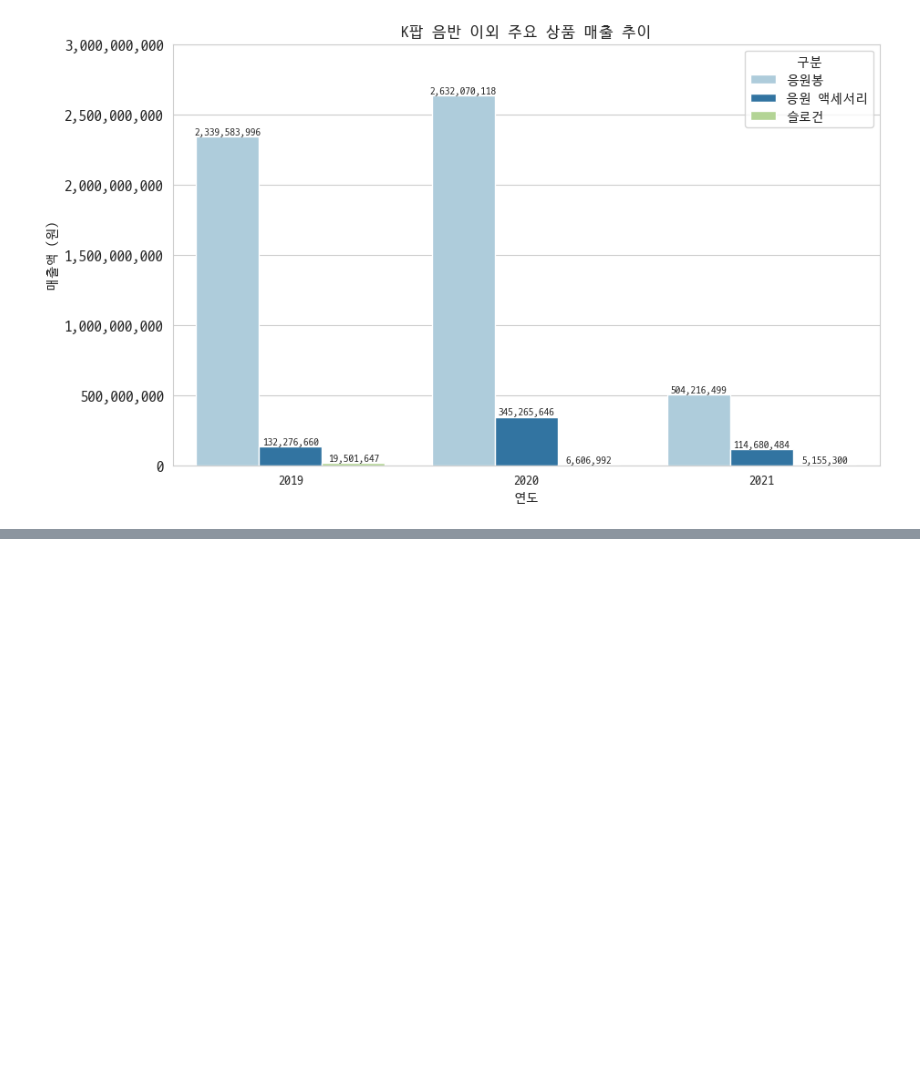
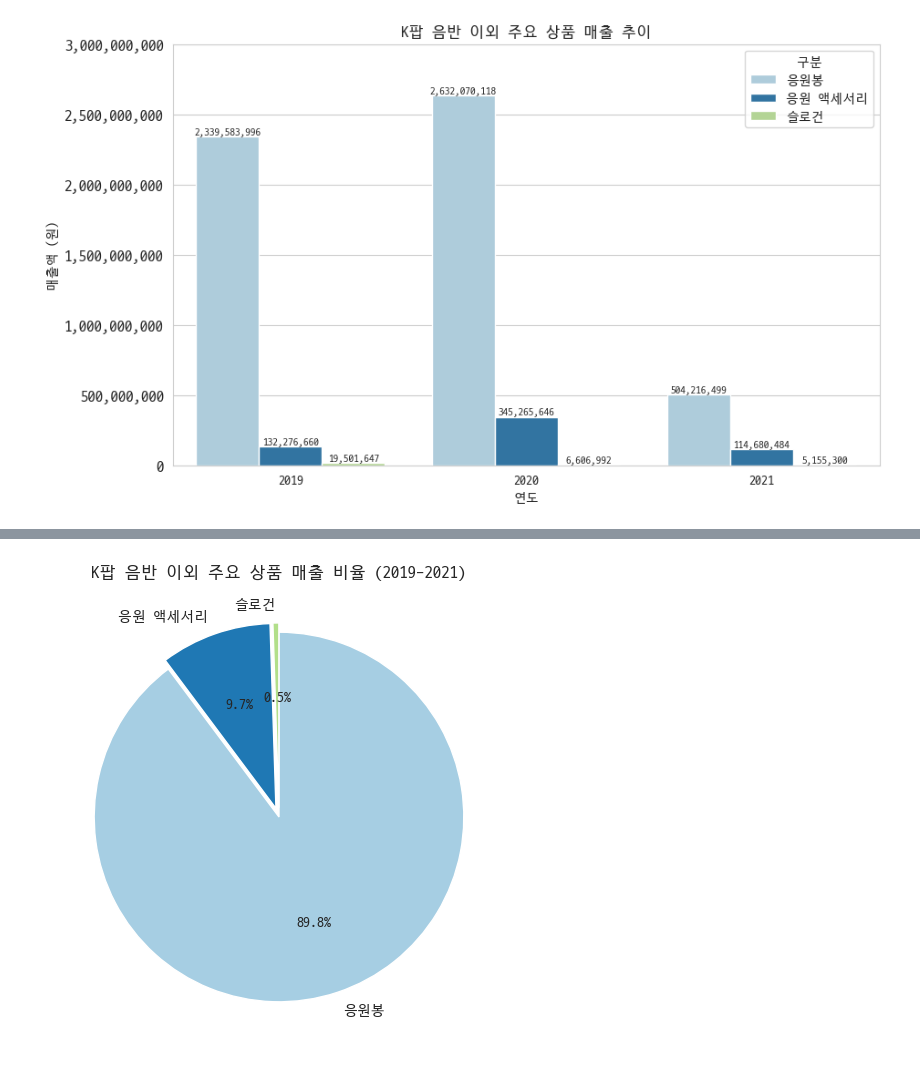
Before and after one commit to smu-202115064/Training-project-for-AI-X-Pioneers-Basic_Final-Project, a Jupyter notebook: notebooks/K팝 음반 이외 주요 상품 매출 추이.ipynb, the cells around one changed output, grey strips where cells are left out. Saved outputs shown, nothing was run; the diff lists cells and outputs as text; code cells hidden in the pictures; blank space fills up the shorter version.

```diff
--- a/notebooks/K팝 음반 이외 주요 상품 매출 추이.ipynb
+++ b/notebooks/K팝 음반 이외 주요 상품 매출 추이.ipynb
@@ -42,0 +43,10 @@ plt.show()
+# %%
+agg_df = df.groupby(['구분']).sum().reset_index().sort_values('상품매출액', ascending=False)
+
+plt.figure(figsize=(6, 6))
+plt.title('K팝 음반 이외 주요 상품 매출 비율 (2019-2021)')
+plt.pie(agg_df['상품매출액'], labels=agg_df['구분'], explode=[0, 0.05, 0.05], autopct='%.1f%%', startangle=90, counterclock=False)
+plt.savefig(str(FIGURES_DIR / 'pie'))
+plt.show()
+# %% [output]
+[figure, added]
```
Also changed, not shown: parts of 1 cell of this notebook, 2 other files.
